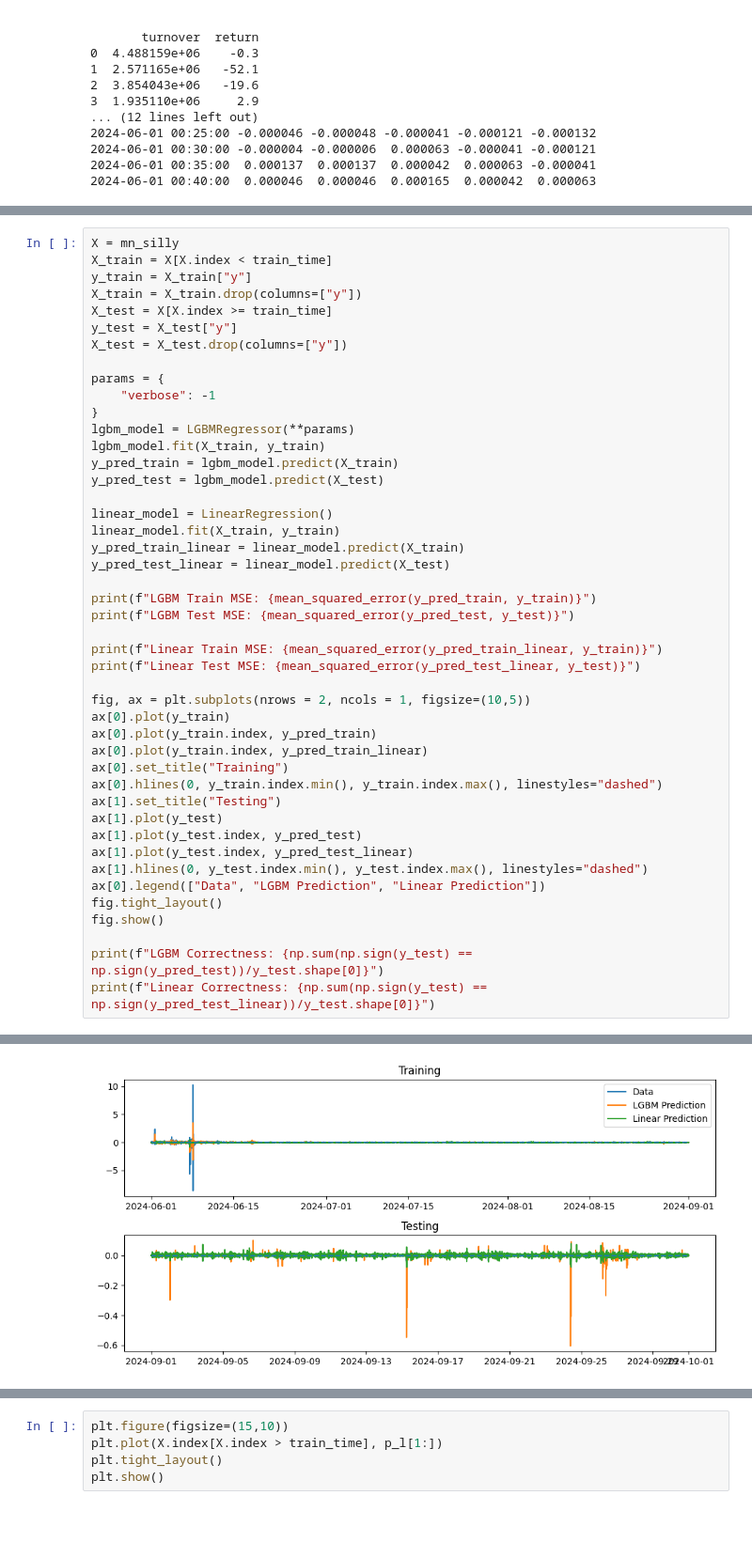
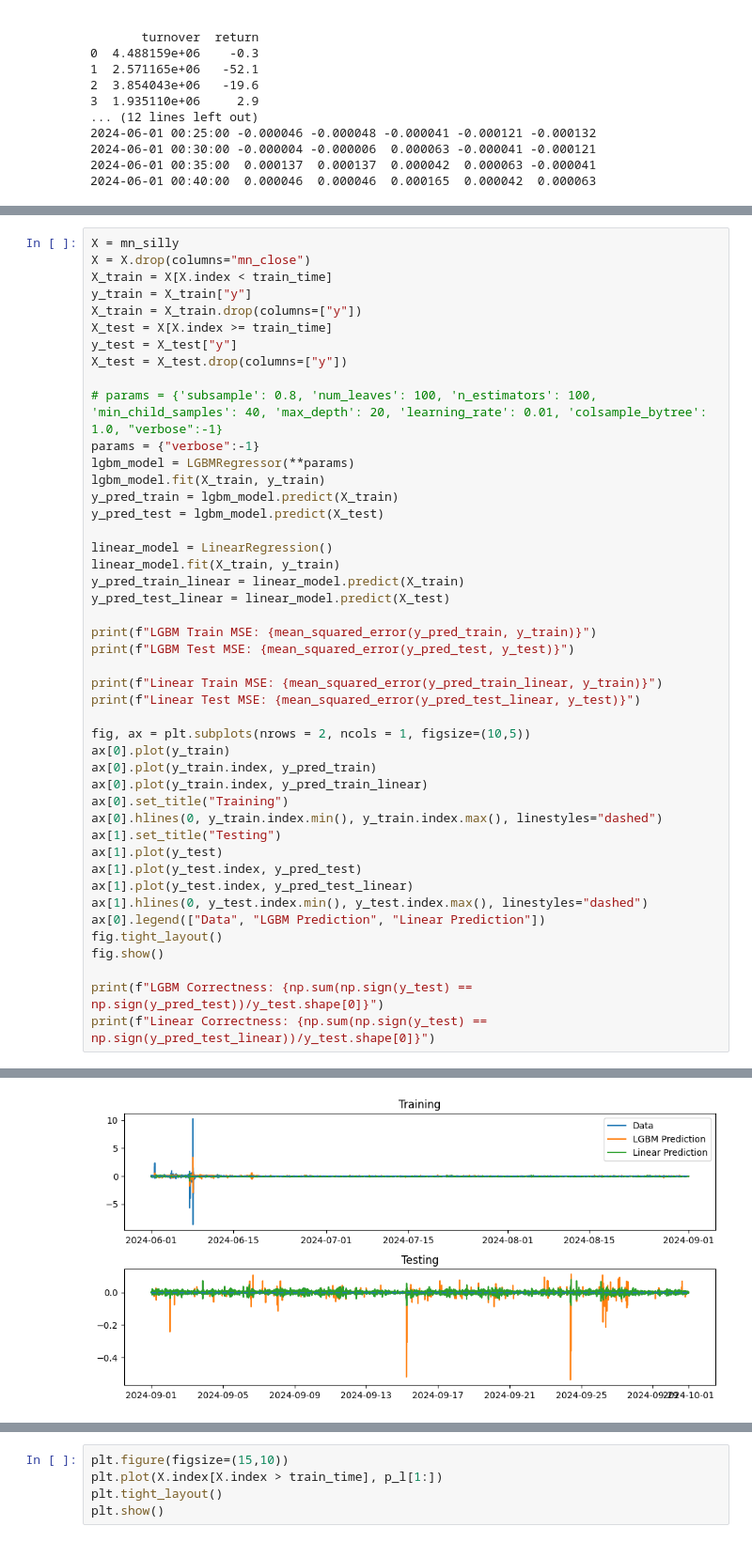
Before and after one commit to CarterTegen/TradingClub, a Jupyter notebook: tegen_analyze2.ipynb, the cells around one changed output, grey strips where cells are left out. Shown at 94% size. Saved outputs shown, nothing was run; the diff lists cells and outputs as text.

```diff
--- a/tegen_analyze2.ipynb
+++ b/tegen_analyze2.ipynb
@@ -114,6 +115,7 @@ mn_silly.head()
 | 2024-06-01 00:40:00 | -0.001521 | -0.000084 | 239452.0 | 0.109306 | 0.000039 | 0.000046 | 0.000046 | 0.000165 | 0.000042 | 0.000063 |
 # %%
 X = mn_silly
+X = X.drop(columns="mn_close")
 X_train = X[X.index < train_time]
 y_train = X_train["y"]
 X_train = X_train.drop(columns=["y"])
@@ -121,9 +123,8 @@ X_test = X[X.index >= train_time]
 y_test = X_test["y"]
 X_test = X_test.drop(columns=["y"])
 
-params = {
-    "verbose": -1
-}
+# params = {'subsample': 0.8, 'num_leaves': 100, 'n_estimators': 100, 'min_child_samples': 40, 'max_depth': 20, 'learning_rate': 0.01, 'colsample_bytree': 1.0, "verbose":-1}
+params = {"verbose":-1}
 lgbm_model = LGBMRegressor(**params)
 lgbm_model.fit(X_train, y_train)
 y_pred_train = lgbm_model.predict(X_train)
@@ -167,2 +168,2 @@ Linear Correctness: 0.5455492533858085
 FigureCanvasAgg is non-interactive, and thus cannot be shown
-[figure, old version]
+[figure, new version]
```
Also changed, not shown: parts of 11 cells of this notebook.
